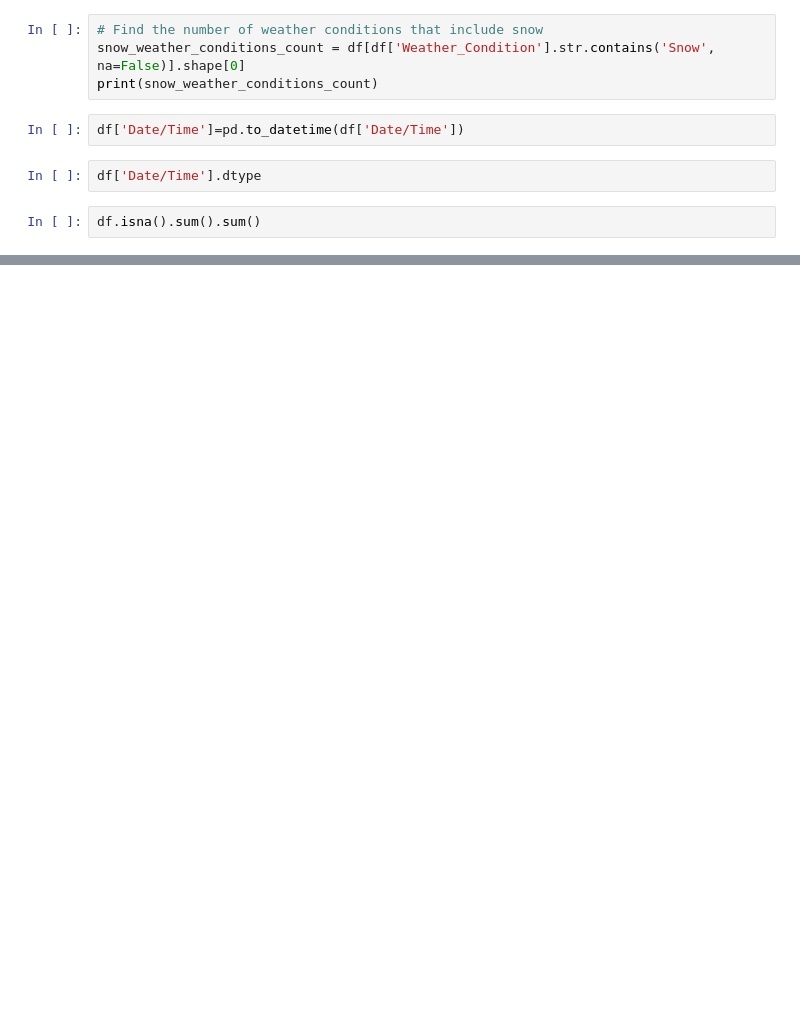
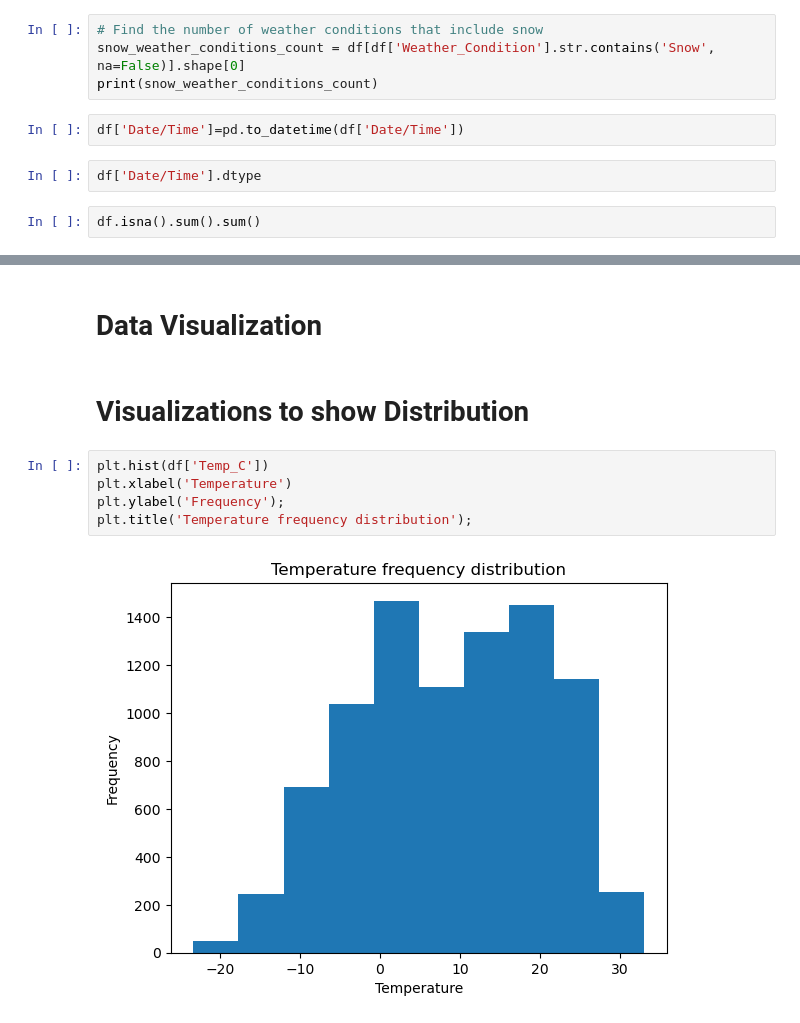
Before and after one commit to isaac-wanjala-rafimbi/lux-project-, a Jupyter notebook: project1.ipynb, the cells around one changed output, grey strips where cells are left out. Drawn from its saved outputs; the diff is of its cells as text; blank space fills up the shorter version.

```diff
--- a/project1.ipynb
+++ b/project1.ipynb
@@ -127,0 +125,11 @@ The dataset has no duplicate values therefore no handling of duplicate values ne
+# %% [markdown]
+# Data Visualization
+# %% [markdown]
+# Visualizations to show Distribution
+# %%
+plt.hist(df['Temp_C'])
+plt.xlabel('Temperature')
+plt.ylabel('Frequency');
+plt.title('Temperature frequency distribution');
+# %% [output]
+[figure, added]
```
Also changed, not shown: parts of 25 cells of this notebook.
